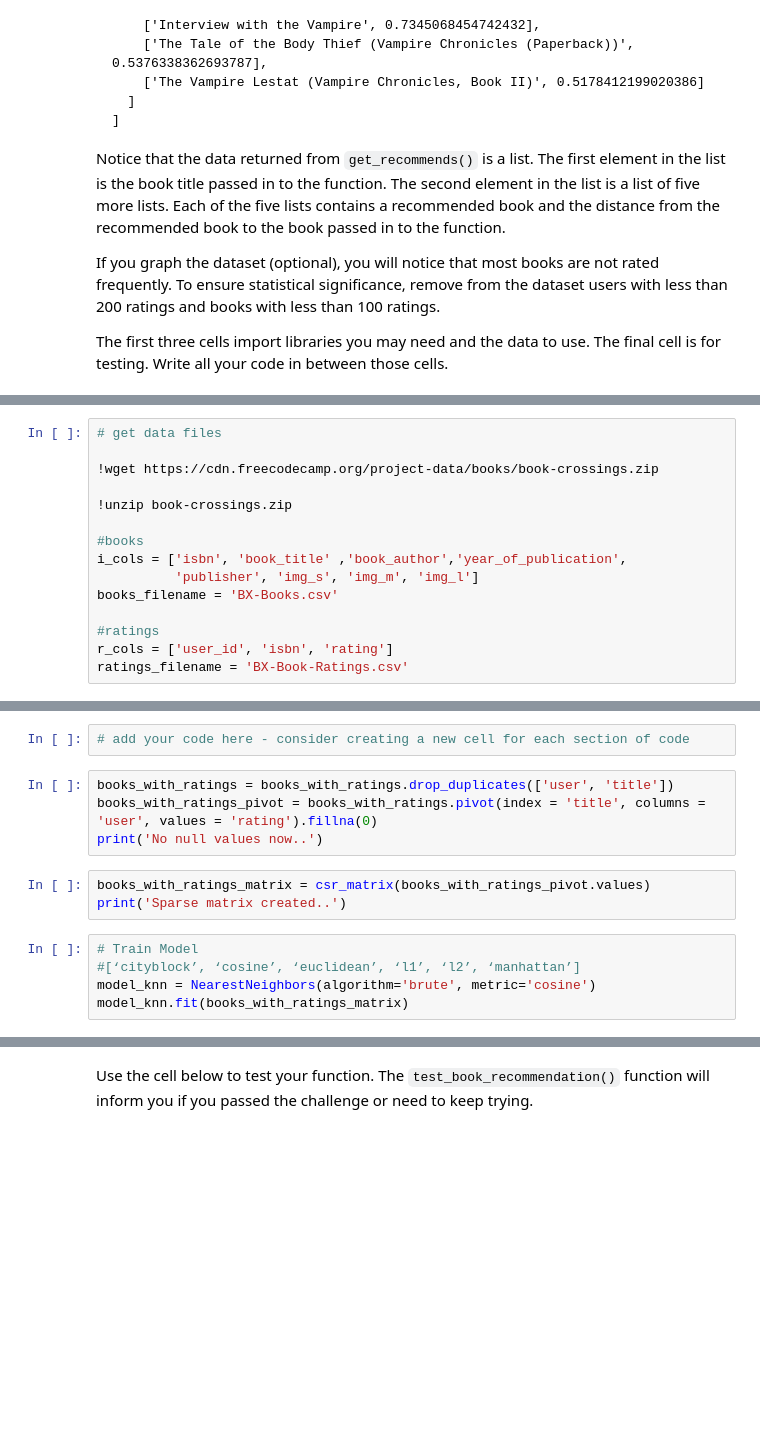
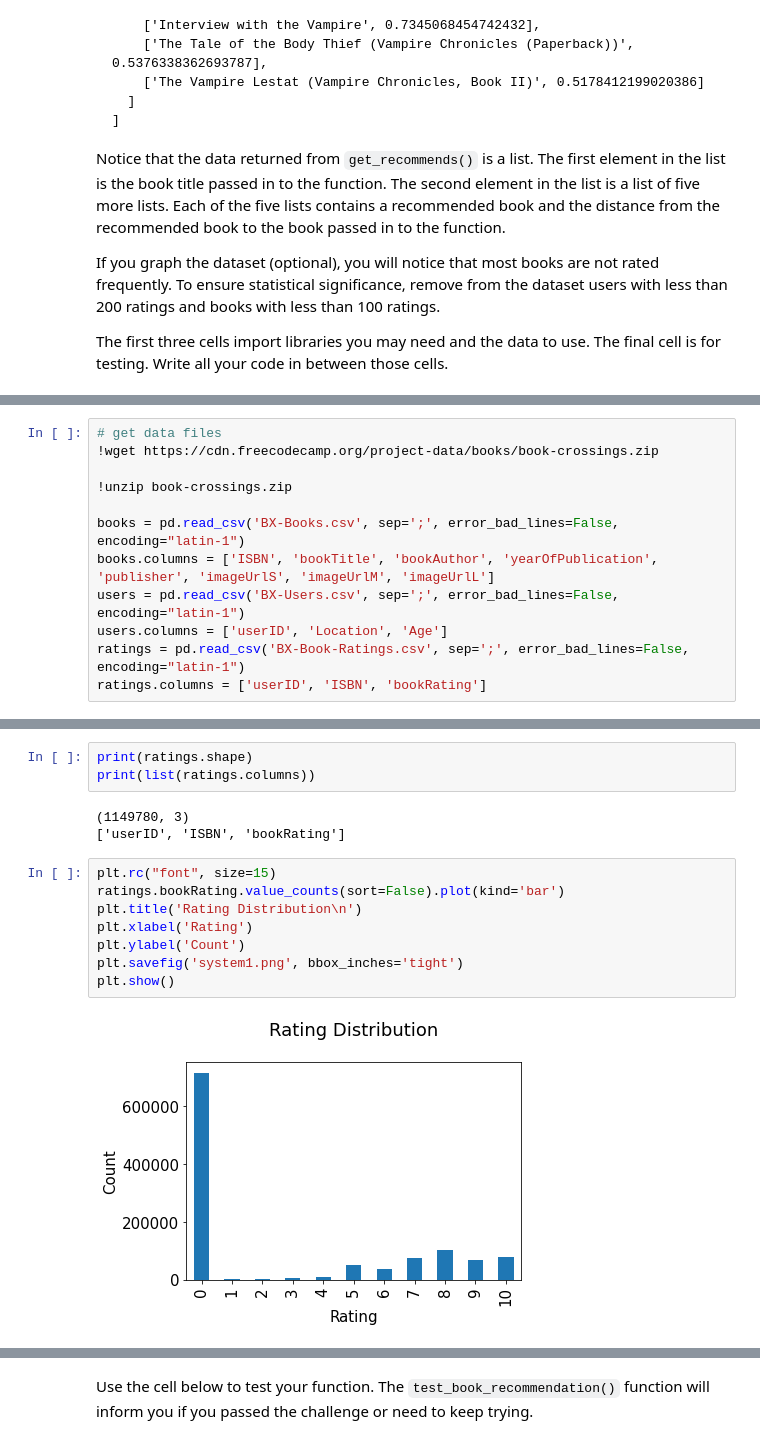
Before and after one commit to Starksood/Experimental_Conundrums, a Jupyter notebook: fcc_book_recommendation_knn.ipynb, the cells around one changed output, grey strips where cells are left out. Drawn from its saved outputs; the diff is of its cells as text; blank space fills up the shorter version.

```diff
--- a/fcc_book_recommendation_knn.ipynb
+++ b/fcc_book_recommendation_knn.ipynb
@@ -60,16 +47,13 @@ from io import BytesIO
 # %%
 # get data files
-
 !wget https://cdn.freecodecamp.org/project-data/books/book-crossings.zip
 
 !unzip book-crossings.zip
 
-#books
-i_cols = ['isbn', 'book_title' ,'book_author','year_of_publication',
-          'publisher', 'img_s', 'img_m', 'img_l']
-books_filename = 'BX-Books.csv'
-
-#ratings
-r_cols = ['user_id', 'isbn', 'rating']
-ratings_filename = 'BX-Book-Ratings.csv'
+books = pd.read_csv('BX-Books.csv', sep=';', error_bad_lines=False, encoding="latin-1")
+books.columns = ['ISBN', 'bookTitle', 'bookAuthor', 'yearOfPublication', 'publisher', 'imageUrlS', 'imageUrlM', 'imageUrlL']
+users = pd.read_csv('BX-Users.csv', sep=';', error_bad_lines=False, encoding="latin-1")
+users.columns = ['userID', 'Location', 'Age']
+ratings = pd.read_csv('BX-Book-Ratings.csv', sep=';', error_bad_lines=False, encoding="latin-1")
+ratings.columns = ['userID', 'ISBN', 'bookRating']
 # %% [output]
@@ -132,14 +79,16 @@ books_with_ratings_matrix = csr_matrix(books_with_ratings_pivot.values)
-# %%
-# add your code here - consider creating a new cell for each section of code
-# %%
-books_with_ratings = books_with_ratings.drop_duplicates(['user', 'title'])
-books_with_ratings_pivot = books_with_ratings.pivot(index = 'title', columns = 'user', values = 'rating').fillna(0)
-print('No null values now..')
-# %%
-books_with_ratings_matrix = csr_matrix(books_with_ratings_pivot.values)
-print('Sparse matrix created..')
-# %%
-# Train Model
-#[‘cityblock’, ‘cosine’, ‘euclidean’, ‘l1’, ‘l2’, ‘manhattan’]
-model_knn = NearestNeighbors(algorithm='brute', metric='cosine')
-model_knn.fit(books_with_ratings_matrix)
+# %%
+print(ratings.shape)
+print(list(ratings.columns))
+# %% [output]
+(1149780, 3)
+['userID', 'ISBN', 'bookRating']
+# %%
+plt.rc("font", size=15)
+ratings.bookRating.value_counts(sort=False).plot(kind='bar')
+plt.title('Rating Distribution\n')
+plt.xlabel('Rating')
+plt.ylabel('Count')
+plt.savefig('system1.png', bbox_inches='tight')
+plt.show()
+# %% [output]
+[figure, added]
```
Also changed, not shown: parts of 28 cells of this notebook.
